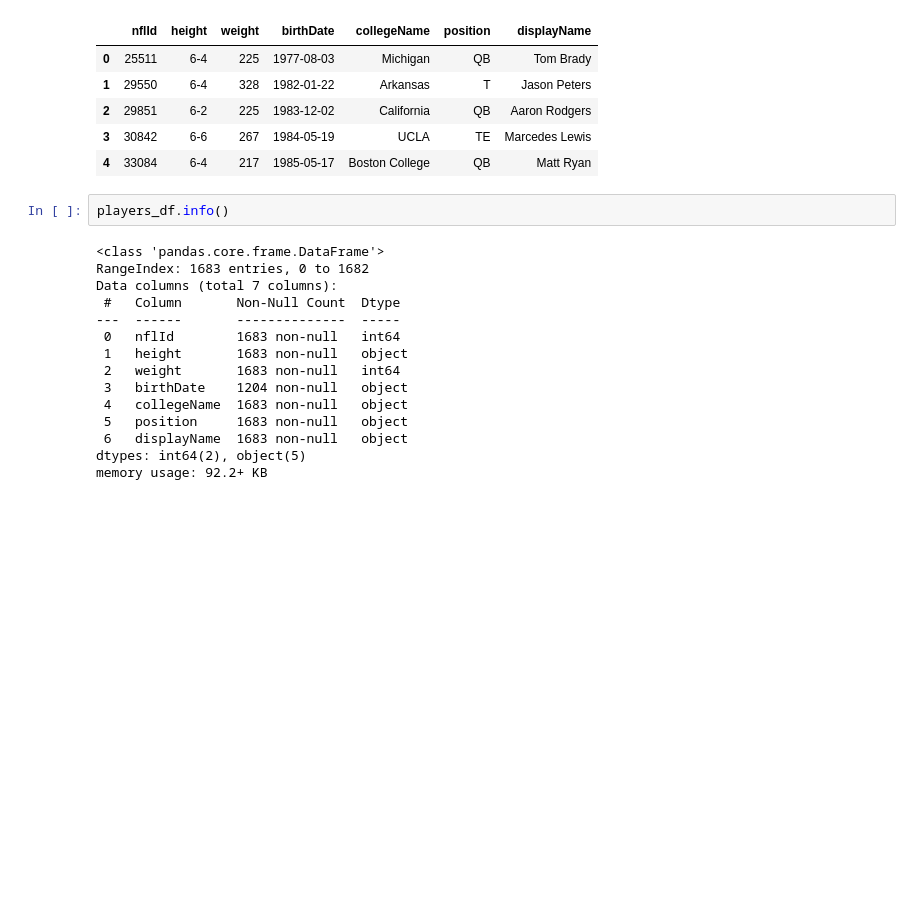
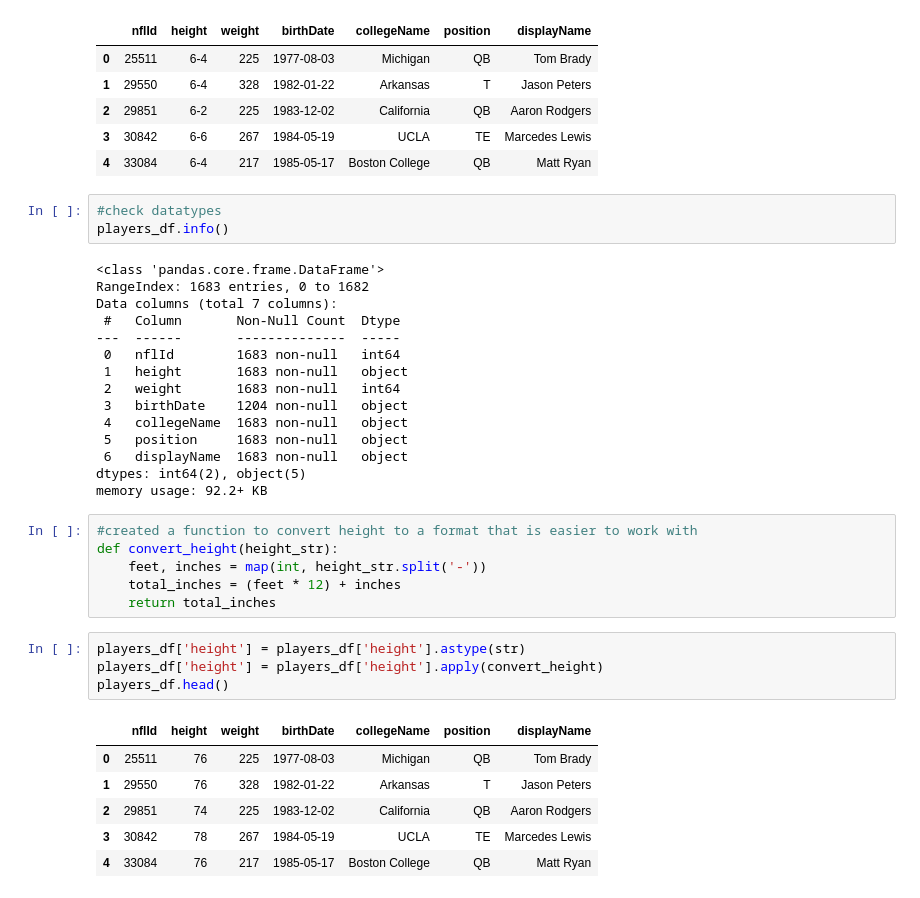
Before and after one commit to SecondHandSushi/NFL_explore_2022, a Jupyter notebook: Exploratory/players_explore.ipynb, the cells around one changed output. Drawn from its saved outputs; the diff is of its cells as text; blank space fills up the shorter version.

```diff
--- a/Exploratory/players_explore.ipynb
+++ b/Exploratory/players_explore.ipynb
@@ -15,6 +16,7 @@ players_df.head()
 | 3 | 30842 | 6-6 | 267 | 1984-05-19 | UCLA | TE | Marcedes Lewis |
 | 4 | 33084 | 6-4 | 217 | 1985-05-17 | Boston College | QB | Matt Ryan |
 # %%
+#check datatypes
 players_df.info()
 # %% [output]
 <class 'pandas.core.frame.DataFrame'>
@@ -31,3 +33,20 @@ Data columns (total 7 columns):
  6   displayName  1683 non-null   object
 dtypes: int64(2), object(5)
 memory usage: 92.2+ KB
+# %%
+#created a function to convert height to a format that is easier to work with
+def convert_height(height_str):
+    feet, inches = map(int, height_str.split('-'))
+    total_inches = (feet * 12) + inches
+    return total_inches
+# %%
+players_df['height'] = players_df['height'].astype(str)
+players_df['height'] = players_df['height'].apply(convert_height)
+players_df.head()
+# %% [output]
+|  | nflId | height | weight | birthDate | collegeName | position | displayName |
+| 0 | 25511 | 76 | 225 | 1977-08-03 | Michigan | QB | Tom Brady |
+| 1 | 29550 | 76 | 328 | 1982-01-22 | Arkansas | T | Jason Peters |
+| 2 | 29851 | 74 | 225 | 1983-12-02 | California | QB | Aaron Rodgers |
+| 3 | 30842 | 78 | 267 | 1984-05-19 | UCLA | TE | Marcedes Lewis |
+| 4 | 33084 | 76 | 217 | 1985-05-17 | Boston College | QB | Matt Ryan |
```
Also changed, not shown: parts of 1 cell of this notebook, 5 other files.
